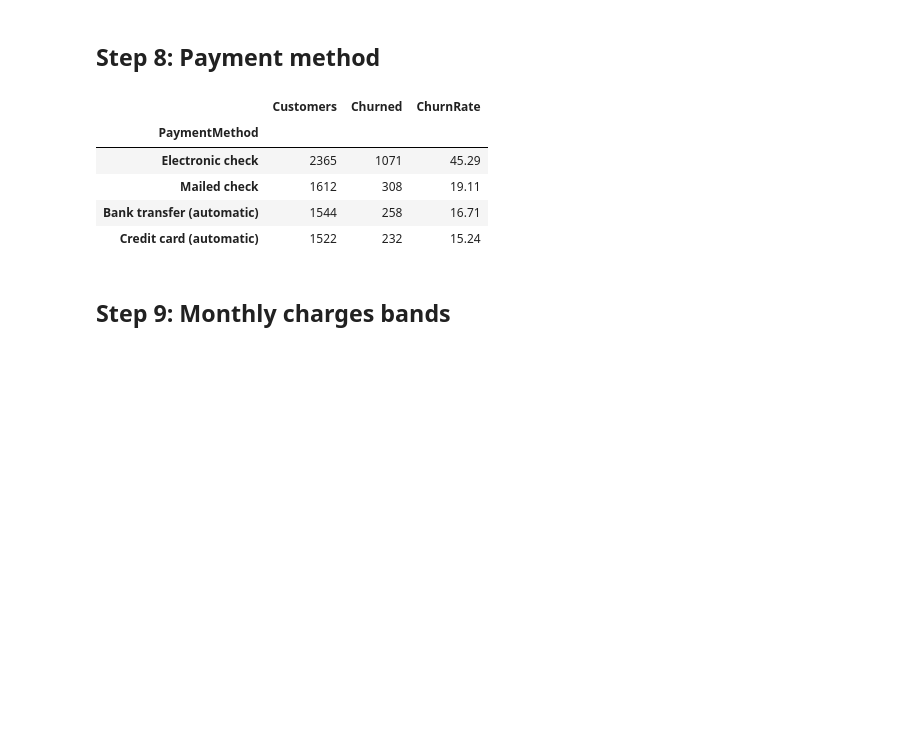
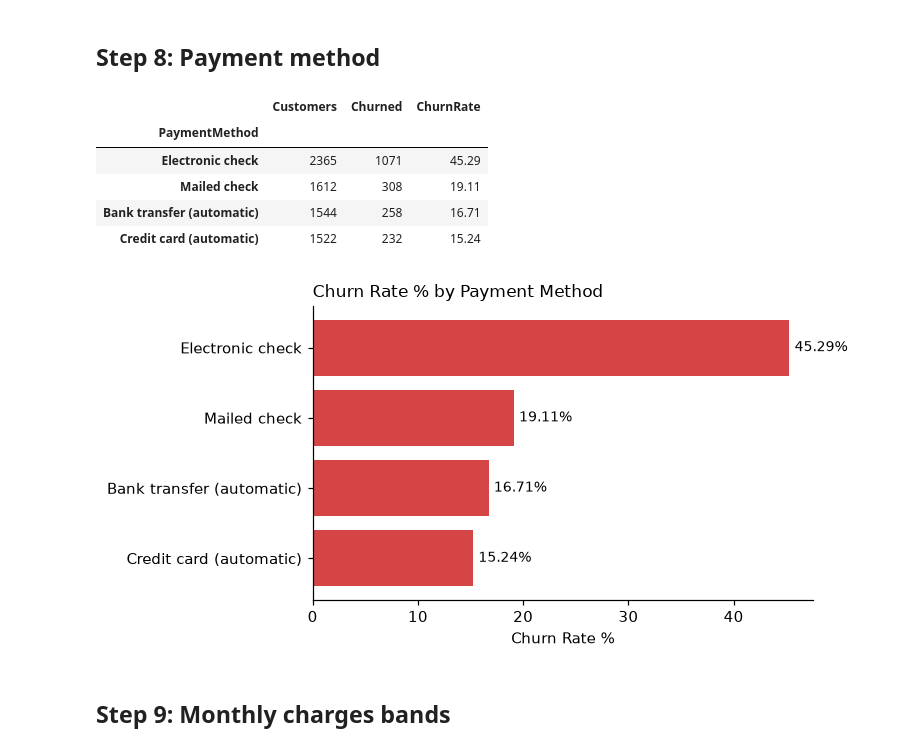
Before and after one commit to MohammedTech28/Datheon_Data_Analytics_-_Power_BI_Internship, a Jupyter notebook: Task_3/churn_analysis.ipynb, the cells around one changed output. Cells and saved outputs as stored; diff of their text form; code cells hidden in the pictures; blank space fills up the shorter version.

```diff
--- a/Task_3/churn_analysis.ipynb
+++ b/Task_3/churn_analysis.ipynb
@@ -229,24 +278,25 @@ fig.show()
 # %%
 pay_tbl = (df.groupby("PaymentMethod")["ChurnFlag"]
              .agg(Customers="count", Churned="sum", ChurnRate="mean"))
 pay_tbl["ChurnRate"] = (pay_tbl["ChurnRate"] * 100).round(2)
 pay_tbl = pay_tbl.sort_values("ChurnRate", ascending=False)
 display(pay_tbl)
 
 fig = px.bar(pay_tbl.reset_index(), x="ChurnRate", y="PaymentMethod", orientation="h",
              text="ChurnRate", title="Churn Rate % by Payment Method",
              color="ChurnRate", color_continuous_scale="Reds")
 fig.update_traces(texttemplate="%{text:.1f}%")
 fig.update_layout(yaxis={"categoryorder": "total ascending"})
 fig.write_html(OUT_DIR / "05_churn_by_payment.html")
-fig.show()
+static_bar(pay_tbl.index, pay_tbl["ChurnRate"], "Churn Rate % by Payment Method", horizontal=True)
 # %% [output]
 |  | Customers | Churned | ChurnRate |
 | PaymentMethod |  |  |  |
 | Electronic check | 2365 | 1071 | 45.29 |
 | Mailed check | 1612 | 308 | 19.11 |
 | Bank transfer (automatic) | 1544 | 258 | 16.71 |
 | Credit card (automatic) | 1522 | 232 | 15.24 |
+[figure, added]
 # %% [markdown]
 ## Step 9: Monthly charges bands
 # %%
```
Also changed, not shown: parts of 8 cells of this notebook.
